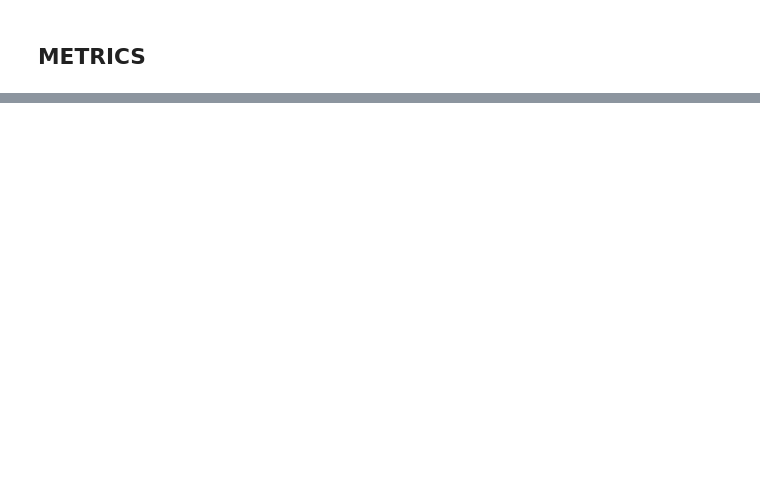
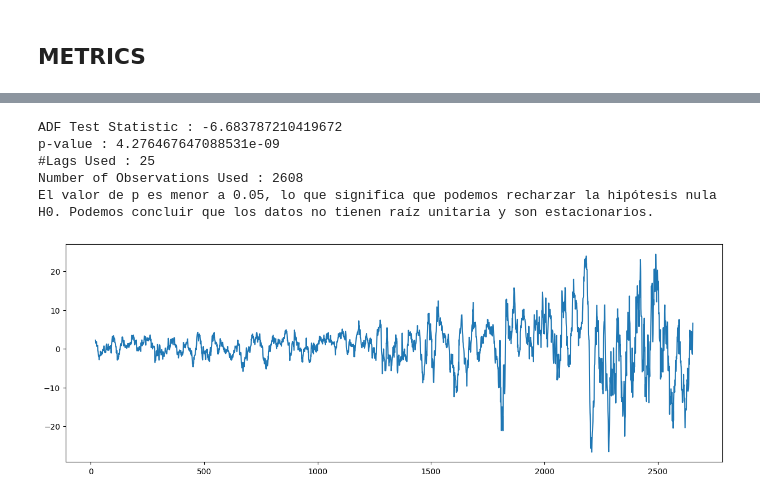
Before and after one commit to leidy7hernandez/HENRY-Proyecto-Integrador, a Jupyter notebook: Proyecto - Codigo.ipynb, the cells around one changed output, grey strips where cells are left out. Cells and saved outputs as stored; diff of their text form; code cells hidden in the pictures; blank space fills up the shorter version.

```diff
--- a/Proyecto - Codigo.ipynb
+++ b/Proyecto - Codigo.ipynb
@@ -598,0 +1617,2 @@ hgr
+# %%
+data['Price First Difference'] = data['Price'] - data['Price'].shift(1)
@@ -598,0 +1635,2 @@ hgr
+# %%
+data['Seasonal First Difference']= data['Price'] - data['Price'].shift(21)
@@ -598,0 +1655,15 @@ hgr
+# %%
+adfuller_test(data['Seasonal First Difference'].dropna())
+# %% [output]
+ADF Test Statistic : -6.683787210419672
+p-value : 4.276467647088531e-09
+#Lags Used : 25
+Number of Observations Used : 2608
+El valor de p es menor a 0.05, lo que significa que podemos recharzar la hipótesis nula H0. Podemos concluir que los datos no tienen raíz unitaria y son estacionarios.
+# %%
+plt.figure(figsize=(15,5))
+
+plt.plot(data['Seasonal First Difference'])
+plt.show()
+# %% [output]
+[figure, added]
```
Also changed, not shown: parts of 185 cells of this notebook, 3 other files.
